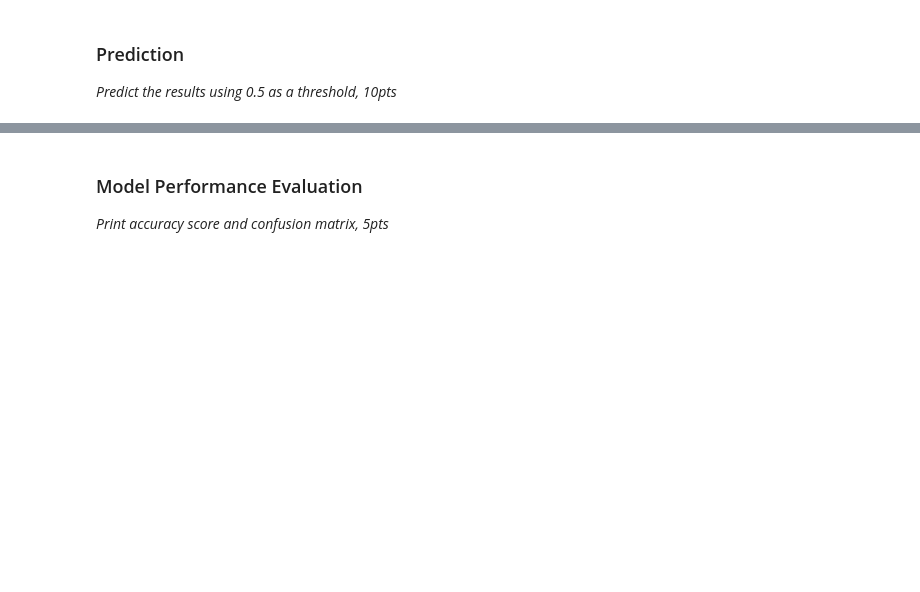
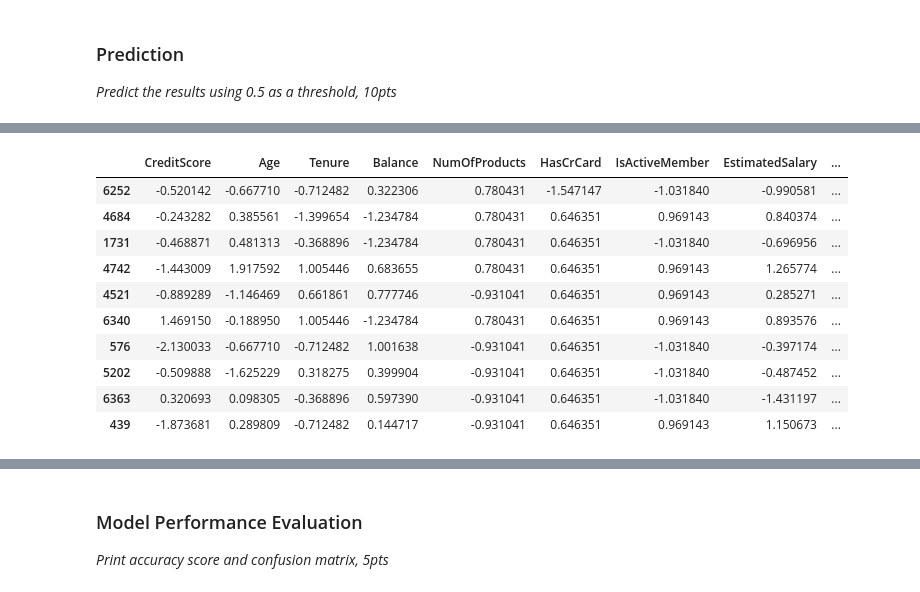
Before and after one commit to pcopley/uta-aiml, a Jupyter notebook: 06 Intro to Neural Networks/04 Project/Bank Churn Prediction Neural Network.ipynb, the cells around one changed output, grey strips where cells are left out. Cells and saved outputs as stored; diff of their text form; code cells hidden in the pictures; blank space fills up the shorter version.

```diff
--- a/06 Intro to Neural Networks/04 Project/Bank Churn Prediction Neural Network.ipynb
+++ b/06 Intro to Neural Networks/04 Project/Bank Churn Prediction Neural Network.ipynb
@@ -193,0 +208,21 @@ Test: 0.868
+# %%
+x_pred = x_test.copy()
+
+x_pred['Prediction'] = x_pred.apply(lambda _: '', axis=1)
+
+for i in range(0,3000):
+    x_pred.iloc[i, -1] = 1 if y_predict[i][0] > 0.5 else 0
+
+x_pred.head(10)
+# %% [output]
+|  | CreditScore | Age | Tenure | Balance | NumOfProducts | HasCrCard | IsActiveMember | EstimatedSalary | ... |
+| 6252 | -0.520142 | -0.667710 | -0.712482 | 0.322306 | 0.780431 | -1.547147 | -1.031840 | -0.990581 | ... |
+| 4684 | -0.243282 | 0.385561 | -1.399654 | -1.234784 | 0.780431 | 0.646351 | 0.969143 | 0.840374 | ... |
+| 1731 | -0.468871 | 0.481313 | -0.368896 | -1.234784 | 0.780431 | 0.646351 | -1.031840 | -0.696956 | ... |
+| 4742 | -1.443009 | 1.917592 | 1.005446 | 0.683655 | 0.780431 | 0.646351 | 0.969143 | 1.265774 | ... |
+| 4521 | -0.889289 | -1.146469 | 0.661861 | 0.777746 | -0.931041 | 0.646351 | 0.969143 | 0.285271 | ... |
+| 6340 | 1.469150 | -0.188950 | 1.005446 | -1.234784 | 0.780431 | 0.646351 | 0.969143 | 0.893576 | ... |
+| 576 | -2.130033 | -0.667710 | -0.712482 | 1.001638 | -0.931041 | 0.646351 | -1.031840 | -0.397174 | ... |
+| 5202 | -0.509888 | -1.625229 | 0.318275 | 0.399904 | -0.931041 | 0.646351 | -1.031840 | -0.487452 | ... |
+| 6363 | 0.320693 | 0.098305 | -0.368896 | 0.597390 | -0.931041 | 0.646351 | -1.031840 | -1.431197 | ... |
+| 439 | -1.873681 | 0.289809 | -0.712482 | 0.144717 | -0.931041 | 0.646351 | 0.969143 | 1.150673 | ... |
```
Also changed, not shown: parts of 8 cells of this notebook, 2 other files.
